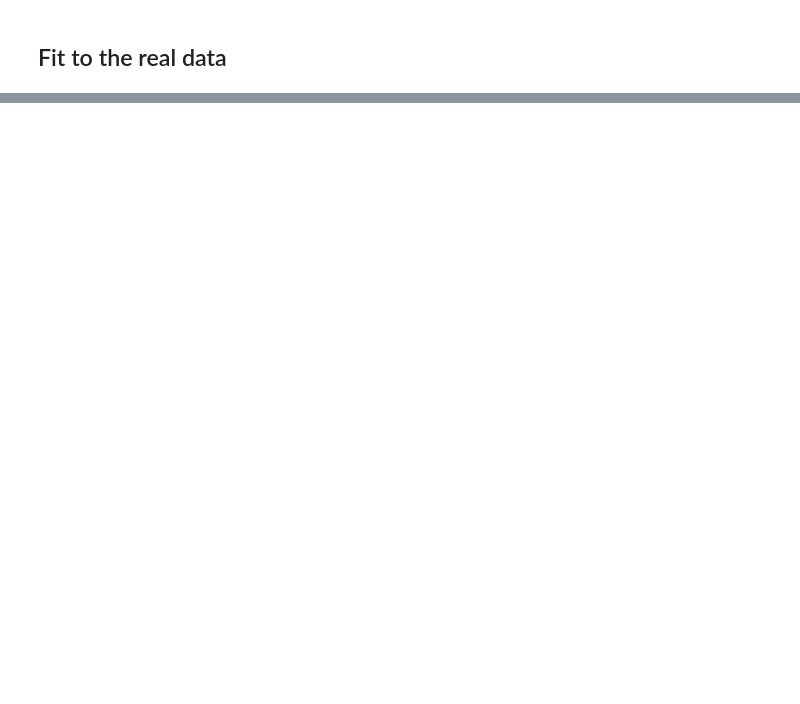
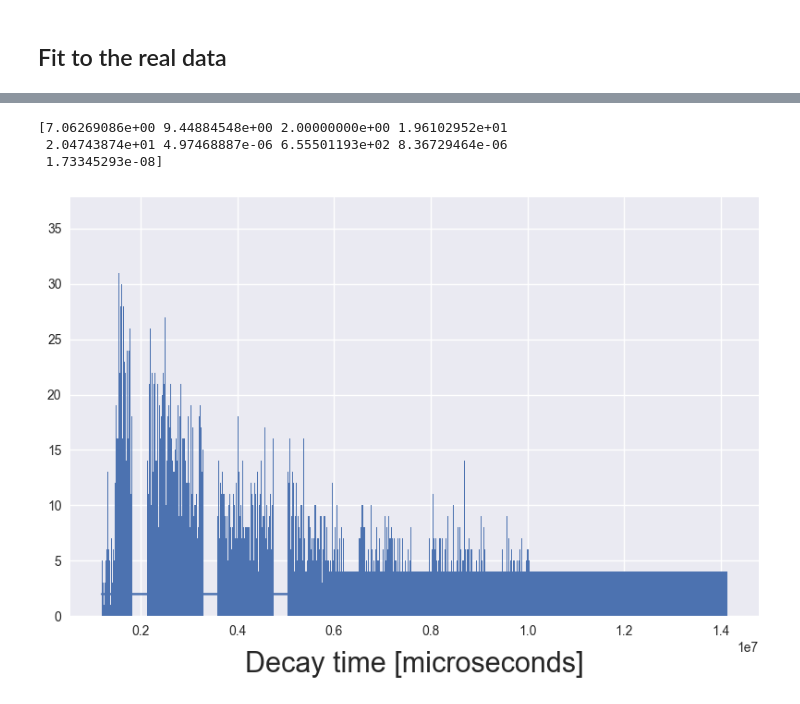
Before and after one commit to max-fatouros/psi-praktikum, a Jupyter notebook: notebooks/example.ipynb, the cells around one changed output, grey strips where cells are left out. Cells and saved outputs as stored; diff of their text form; code cells hidden in the pictures; blank space fills up the shorter version.

```diff
--- a/notebooks/example.ipynb
+++ b/notebooks/example.ipynb
@@ -49,0 +88,11 @@ fit_data("stop_S6andS7_delay_1_5_mus_fs12_50and100mm_30min.Spe")
+# %%
+fit_data(
+    "PSI_lab_2025/stop_S6andS7_delay_1_5_mus_fs12_135mm_60min_timinggivenbys7.Spe",
+    fit_function=ff,
+    bounds=BOUNDS
+)
+# %% [output]
+[7.06269086e+00 9.44884548e+00 2.00000000e+00 1.96102952e+01
+ 2.04743874e+01 4.97468887e-06 6.55501193e+02 8.36729464e-06
+ 1.73345293e-08]
+[figure, added]
```
Also changed, not shown: parts of 6 cells of this notebook.
